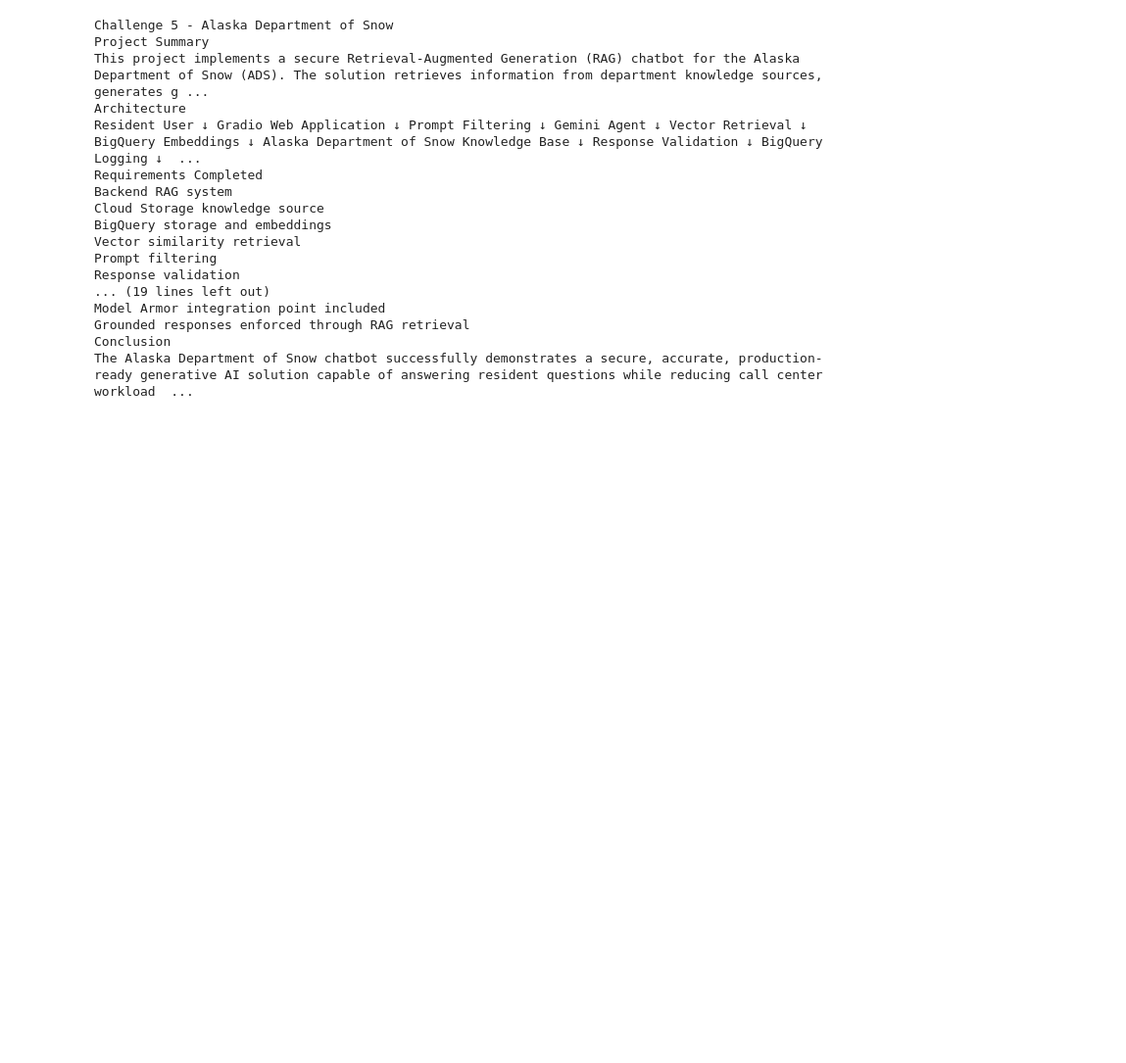
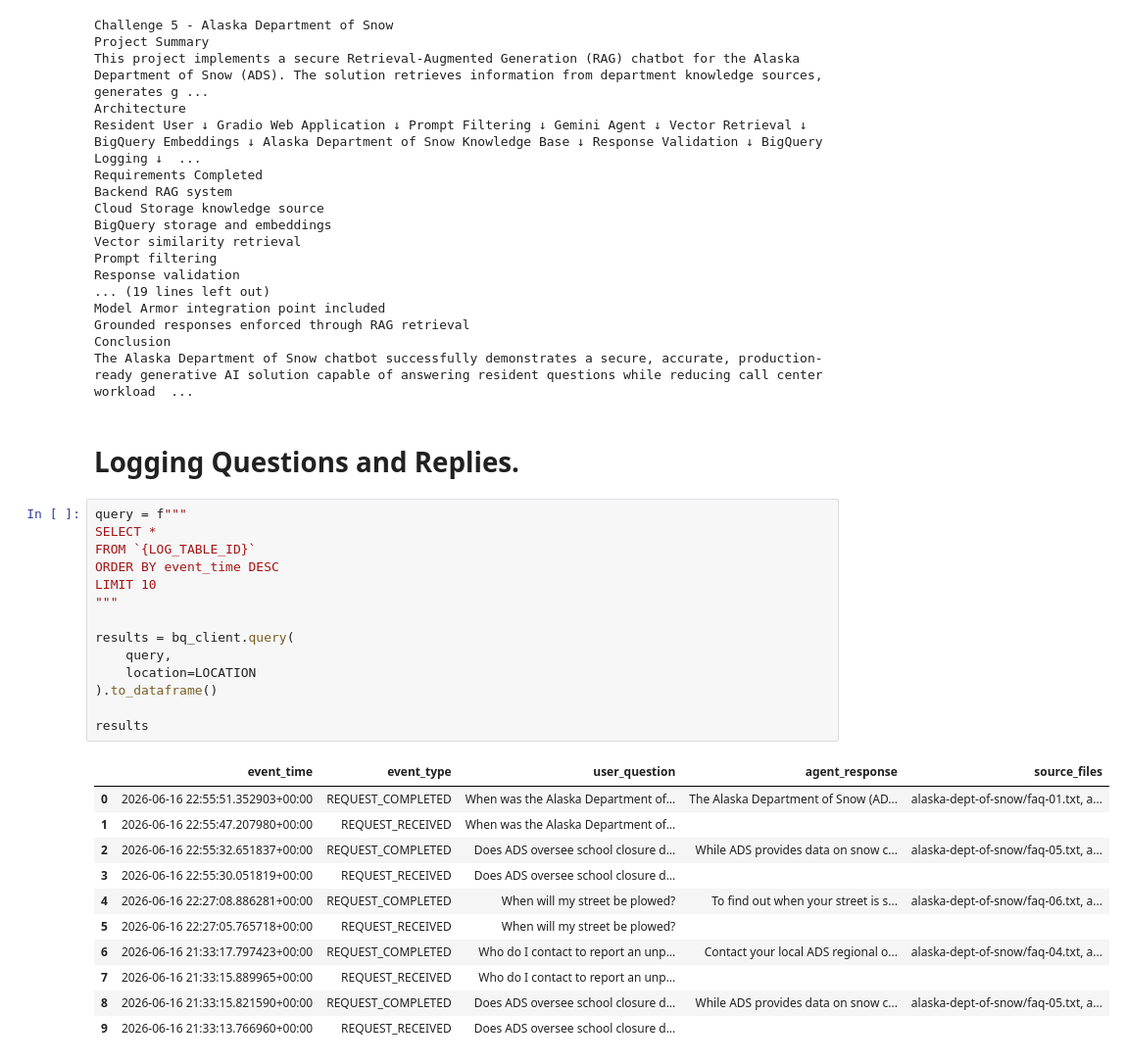
Before and after one commit to 20405-Nelnet/genai-skills-workshop-benmouser, a Jupyter notebook: Challenge_5_Alaska_Department_of_Snow.ipynb, the cells around one changed output. Shown at 98% size. Saved outputs shown, nothing was run; the diff lists cells and outputs as text; blank space fills up the shorter version.

```diff
--- a/Challenge_5_Alaska_Department_of_Snow.ipynb
+++ b/Challenge_5_Alaska_Department_of_Snow.ipynb
@@ -1017,3 +1085,31 @@ Model Armor integration point included
 Grounded responses enforced through RAG retrieval
 Conclusion
 The Alaska Department of Snow chatbot successfully demonstrates a secure, accurate, production-ready generative AI solution capable of answering resident questions while reducing call center workload  ...
+# %% [markdown]
+# Logging Questions and Replies.
+# %%
+query = f"""
+SELECT *
+FROM `{LOG_TABLE_ID}`
+ORDER BY event_time DESC
+LIMIT 10
+"""
+
+results = bq_client.query(
+    query,
+    location=LOCATION
+).to_dataframe()
+
+results
+# %% [output]
+|  | event_time | event_type | user_question | agent_response | source_files |
+| 0 | 2026-06-16 22:55:51.352903+00:00 | REQUEST_COMPLETED | When was the Alaska Department of... | The Alaska Department of Snow (AD... | alaska-dept-of-snow/faq-01.txt, a... |
+| 1 | 2026-06-16 22:55:47.207980+00:00 | REQUEST_RECEIVED | When was the Alaska Department of... |  |  |
+| 2 | 2026-06-16 22:55:32.651837+00:00 | REQUEST_COMPLETED | Does ADS oversee school closure d... | While ADS provides data on snow c... | alaska-dept-of-snow/faq-05.txt, a... |
+| 3 | 2026-06-16 22:55:30.051819+00:00 | REQUEST_RECEIVED | Does ADS oversee school closure d... |  |  |
+| 4 | 2026-06-16 22:27:08.886281+00:00 | REQUEST_COMPLETED | When will my street be plowed? | To find out when your street is s... | alaska-dept-of-snow/faq-06.txt, a... |
+| 5 | 2026-06-16 22:27:05.765718+00:00 | REQUEST_RECEIVED | When will my street be plowed? |  |  |
+| 6 | 2026-06-16 21:33:17.797423+00:00 | REQUEST_COMPLETED | Who do I contact to report an unp... | Contact your local ADS regional o... | alaska-dept-of-snow/faq-04.txt, a... |
+| 7 | 2026-06-16 21:33:15.889965+00:00 | REQUEST_RECEIVED | Who do I contact to report an unp... |  |  |
+| 8 | 2026-06-16 21:33:15.821590+00:00 | REQUEST_COMPLETED | Does ADS oversee school closure d... | While ADS provides data on snow c... | alaska-dept-of-snow/faq-05.txt, a... |
+| 9 | 2026-06-16 21:33:13.766960+00:00 | REQUEST_RECEIVED | Does ADS oversee school closure d... |  |  |
```
Also changed, not shown: parts of 1 cell of this notebook.
